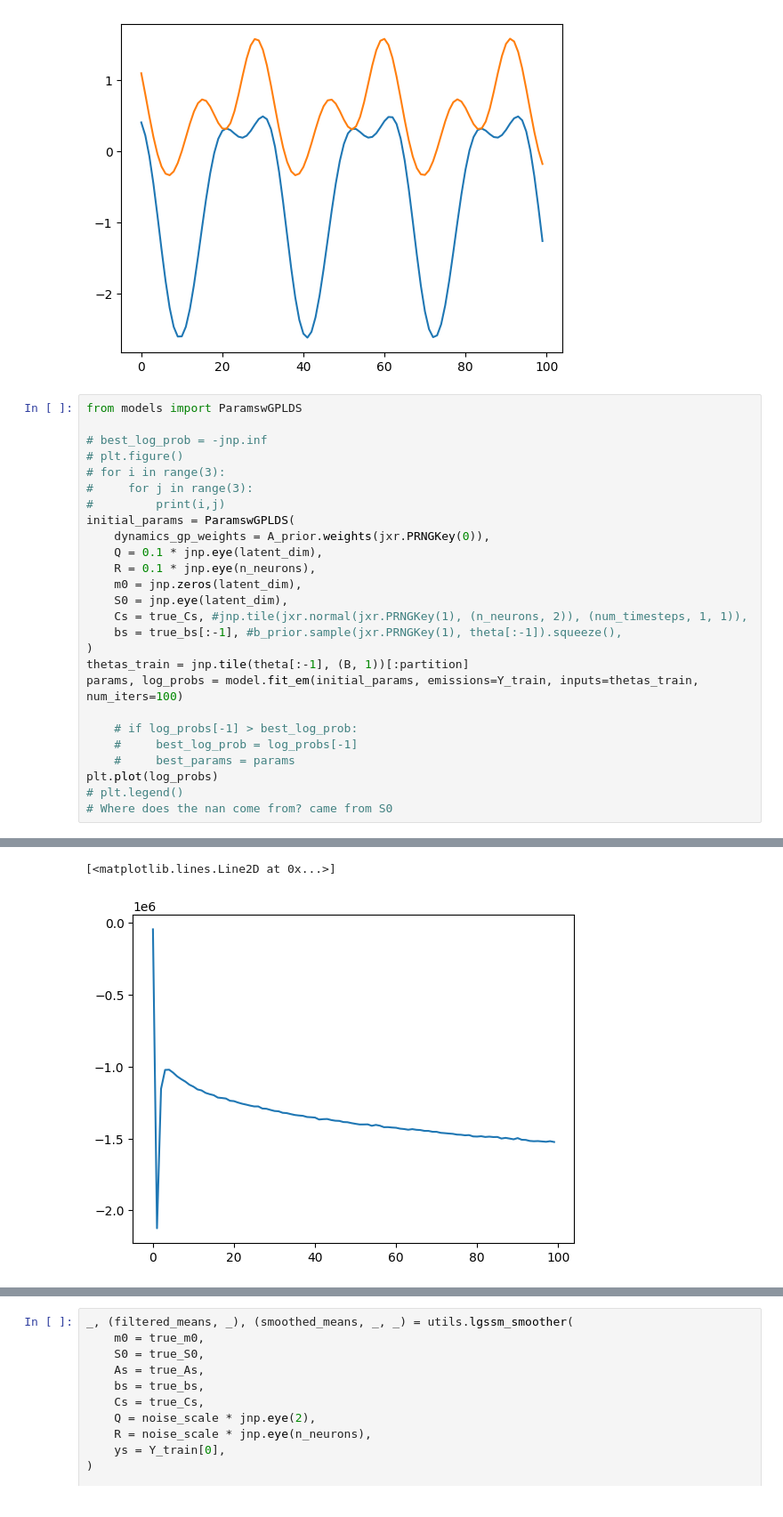
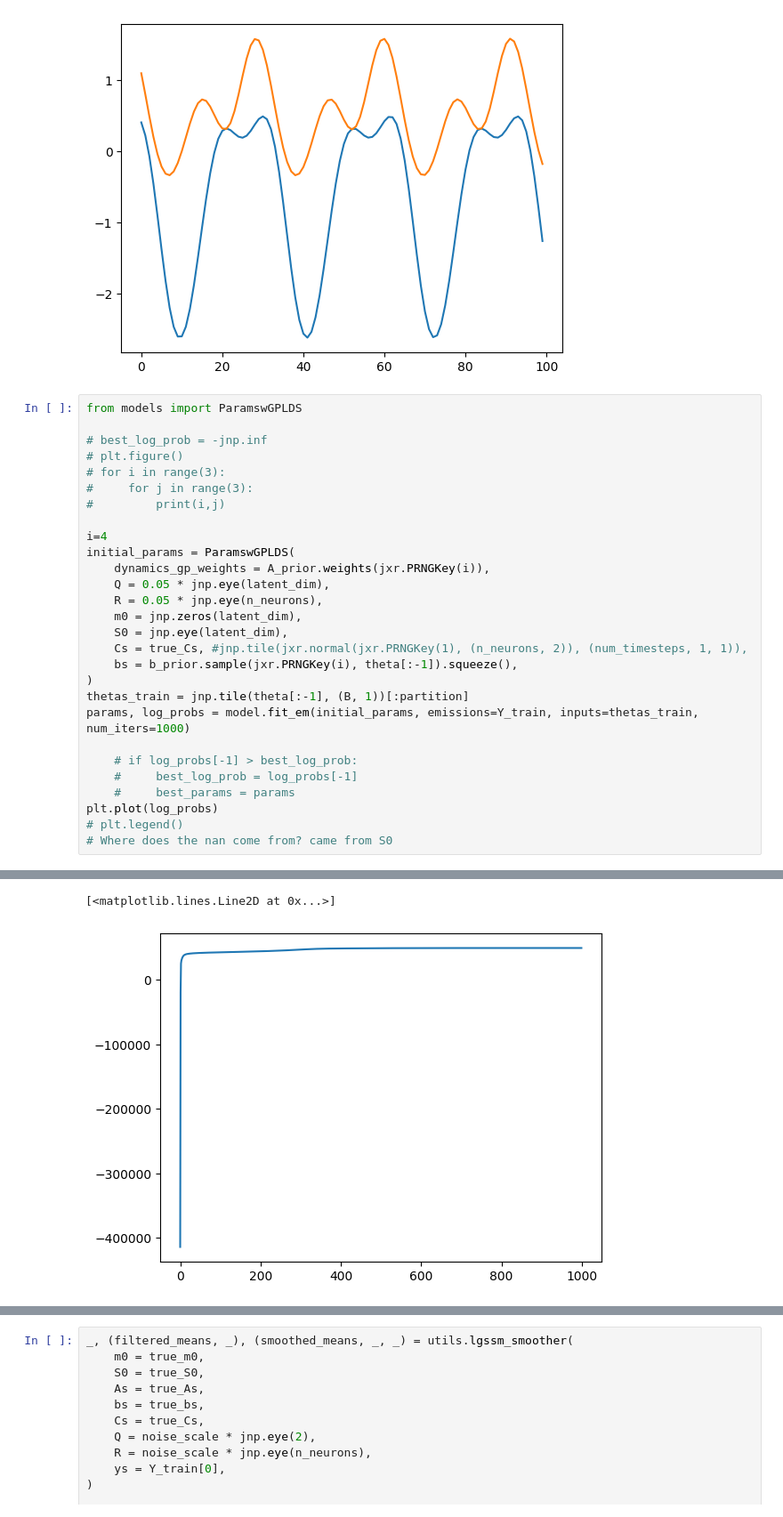
Before and after one commit to neurostatslab/clds, a Jupyter notebook: notebooks/demo_headdirection.ipynb, the cells around one changed output, grey strips where cells are left out. Shown at 89% size. Saved outputs shown, nothing was run; the diff lists cells and outputs as text.

```diff
--- a/notebooks/demo_headdirection.ipynb
+++ b/notebooks/demo_headdirection.ipynb
@@ -132,17 +133,19 @@ from models import ParamswGPLDS
 # for i in range(3):
 #     for j in range(3):
 #         print(i,j)
+
+i=4
 initial_params = ParamswGPLDS(
-    dynamics_gp_weights = A_prior.weights(jxr.PRNGKey(0)),
-    Q = 0.1 * jnp.eye(latent_dim),
-    R = 0.1 * jnp.eye(n_neurons),
+    dynamics_gp_weights = A_prior.weights(jxr.PRNGKey(i)),
+    Q = 0.05 * jnp.eye(latent_dim),
+    R = 0.05 * jnp.eye(n_neurons),
     m0 = jnp.zeros(latent_dim),
     S0 = jnp.eye(latent_dim),
     Cs = true_Cs, #jnp.tile(jxr.normal(jxr.PRNGKey(1), (n_neurons, 2)), (num_timesteps, 1, 1)),
-    bs = true_bs[:-1], #b_prior.sample(jxr.PRNGKey(1), theta[:-1]).squeeze(),
+    bs = b_prior.sample(jxr.PRNGKey(i), theta[:-1]).squeeze(),
 )
 thetas_train = jnp.tile(theta[:-1], (B, 1))[:partition]
-params, log_probs = model.fit_em(initial_params, emissions=Y_train, inputs=thetas_train, num_iters=100)
+params, log_probs = model.fit_em(initial_params, emissions=Y_train, inputs=thetas_train, num_iters=1000)
 
     # if log_probs[-1] > best_log_prob:
     #     best_log_prob = log_probs[-1]
@@ -171,2 +174,2 @@ Iter 100/100, log-prob = -1524687.50
 [<matplotlib.lines.Line2D at 0x...>]
-[figure, old version]
+[figure, new version]
```
Also changed, not shown: parts of 7 cells of this notebook, 1 other file.
